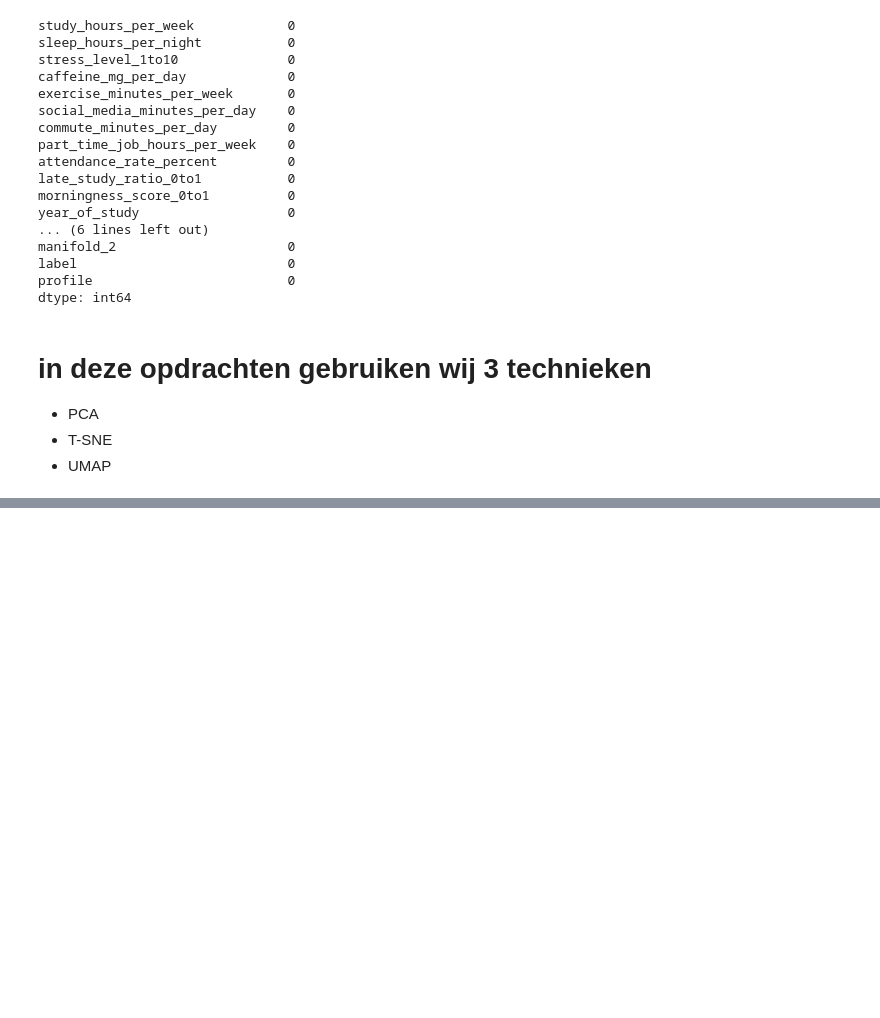
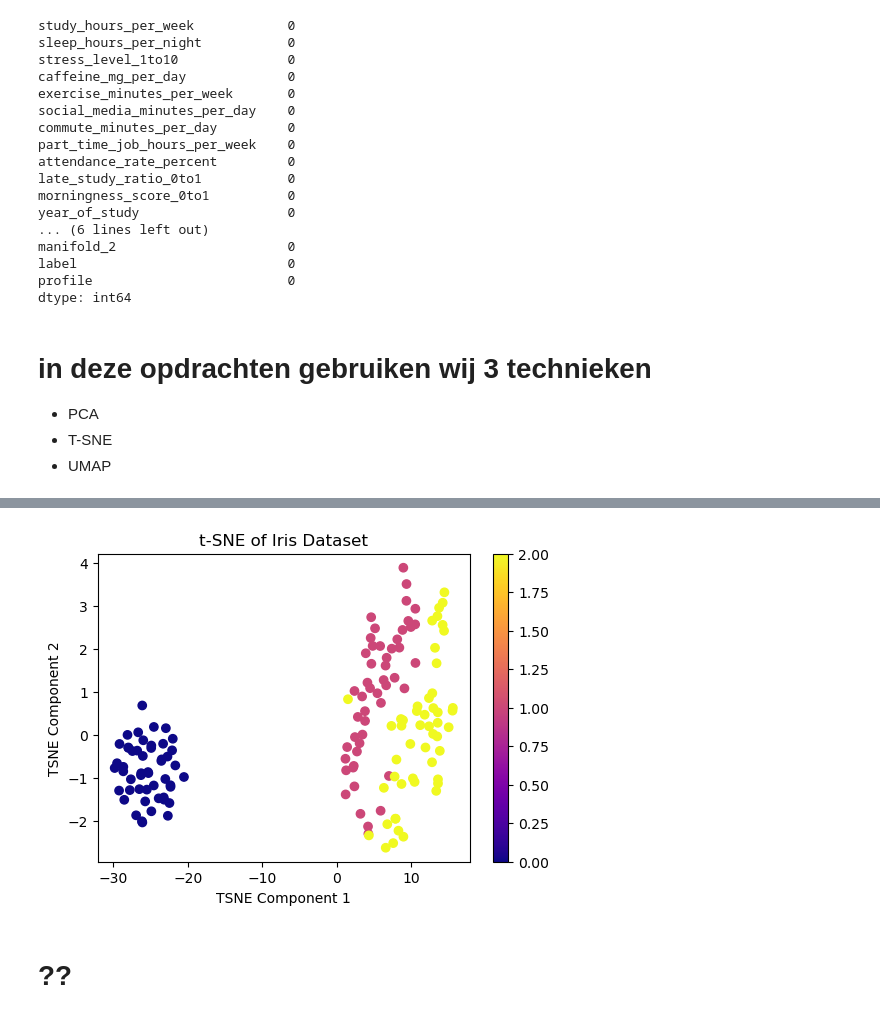
Before and after one commit to Yazan26/VKM_Datascience, a Jupyter notebook: opdracht data analysis/opdracht 3/opdracht3.ipynb, the cells around one changed output, grey strips where cells are left out. Drawn from its saved outputs; the diff is of its cells as text; code cells hidden in the pictures; blank space fills up the shorter version.

```diff
--- a/opdracht data analysis/opdracht 3/opdracht3.ipynb
+++ b/opdracht data analysis/opdracht 3/opdracht3.ipynb
@@ -71,0 +79,17 @@ plt.show()
+# %%
+tsne = TSNE(n_components=2, random_state=42, perplexity=30)
+
+x_tsne = tsne.fit_transform(x_scaled)
+# %%
+# visualizing the PCA result
+plt.figure(figsize=(6,4))
+plt.scatter(x_tsne[:, 0], x_tsne[:, 1], c=y, cmap='plasma')
+plt.xlabel('TSNE Component 1')
+plt.ylabel('TSNE Component 2')
+plt.title('t-SNE of Iris Dataset')
+plt.colorbar()
+plt.show()
+# %% [output]
+[figure, added]
+# %% [markdown]
+# ??
```
Also changed, not shown: parts of 15 cells of this notebook, 1 other file.
